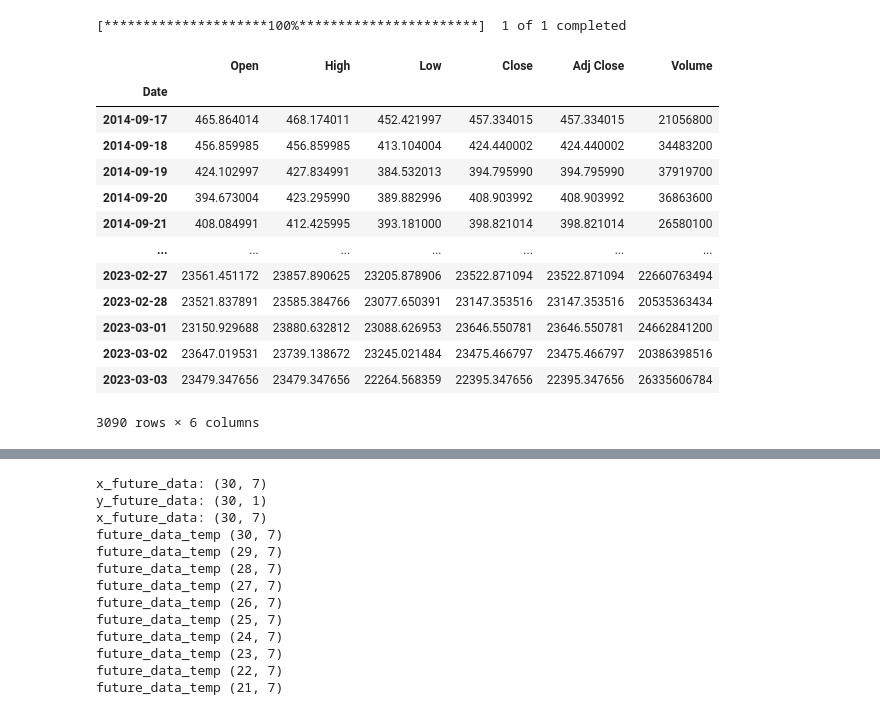
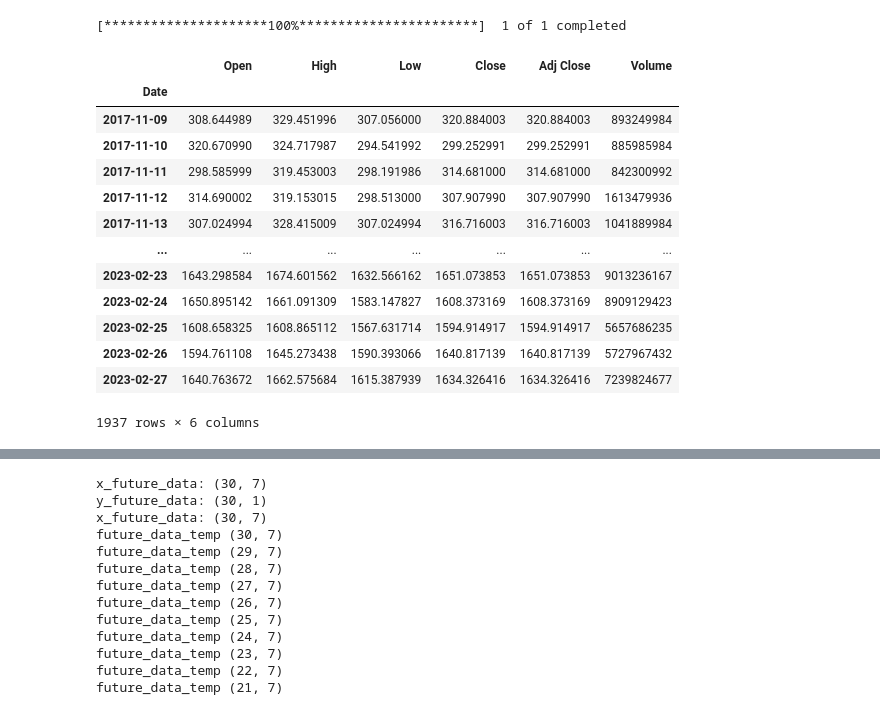
Before and after one commit to amjed87/doc, a Jupyter notebook: Practical/bidLSTM/ETH-Case1-indcators.ipynb, the cells around one changed output, grey strips where cells are left out. Drawn from its saved outputs; the diff is of its cells as text; code cells hidden in the pictures.

```diff
--- a/Practical/bidLSTM/ETH-Case1-indcators.ipynb
+++ b/Practical/bidLSTM/ETH-Case1-indcators.ipynb
@@ -21,27 +21,26 @@ from plotly.subplots import make_subplots
 # %%
 
 # Step 1: Data cleaning
-#data = yf.download(tickers='BTC-usd', start='2014-12-31', end='2022-12-31', interval='1d')
-data = yf.download(tickers='ETH-USD', period='max', interval='1d')
+data = yf.download(tickers='ETH-usd', start='2017-11-09', end='2023-02-28', interval='1d')
+#data = yf.download(tickers='ETH-USD', period='max', interval='1d')
 data.dropna(inplace=True)
 data
-# التأكد من الفترة التي وفرها الياهو قبل عملية تحميل البيانات لخلق ملف csv
 # %% [output]
 [*********************100%***********************]  1 of 1 completed
 |  | Open | High | Low | Close | Adj Close | Volume |
 | Date |  |  |  |  |  |  |
-| 2014-09-17 | 465.864014 | 468.174011 | 452.421997 | 457.334015 | 457.334015 | 21056800 |
-| 2014-09-18 | 456.859985 | 456.859985 | 413.104004 | 424.440002 | 424.440002 | 34483200 |
-| 2014-09-19 | 424.102997 | 427.834991 | 384.532013 | 394.795990 | 394.795990 | 37919700 |
-| 2014-09-20 | 394.673004 | 423.295990 | 389.882996 | 408.903992 | 408.903992 | 36863600 |
-| 2014-09-21 | 408.084991 | 412.425995 | 393.181000 | 398.821014 | 398.821014 | 26580100 |
+| 2017-11-09 | 308.644989 | 329.451996 | 307.056000 | 320.884003 | 320.884003 | 893249984 |
+| 2017-11-10 | 320.670990 | 324.717987 | 294.541992 | 299.252991 | 299.252991 | 885985984 |
+| 2017-11-11 | 298.585999 | 319.453003 | 298.191986 | 314.681000 | 314.681000 | 842300992 |
+| 2017-11-12 | 314.690002 | 319.153015 | 298.513000 | 307.907990 | 307.907990 | 1613479936 |
+| 2017-11-13 | 307.024994 | 328.415009 | 307.024994 | 316.716003 | 316.716003 | 1041889984 |
 | ... | ... | ... | ... | ... | ... | ... |
-| 2023-02-27 | 23561.451172 | 23857.890625 | 23205.878906 | 23522.871094 | 23522.871094 | 22660763494 |
-| 2023-02-28 | 23521.837891 | 23585.384766 | 23077.650391 | 23147.353516 | 23147.353516 | 20535363434 |
-| 2023-03-01 | 23150.929688 | 23880.632812 | 23088.626953 | 23646.550781 | 23646.550781 | 24662841200 |
-| 2023-03-02 | 23647.019531 | 23739.138672 | 23245.021484 | 23475.466797 | 23475.466797 | 20386398516 |
-| 2023-03-03 | 23479.347656 | 23479.347656 | 22264.568359 | 22395.347656 | 22395.347656 | 26335606784 |
+| 2023-02-23 | 1643.298584 | 1674.601562 | 1632.566162 | 1651.073853 | 1651.073853 | 9013236167 |
+| 2023-02-24 | 1650.895142 | 1661.091309 | 1583.147827 | 1608.373169 | 1608.373169 | 8909129423 |
+| 2023-02-25 | 1608.658325 | 1608.865112 | 1567.631714 | 1594.914917 | 1594.914917 | 5657686235 |
+| 2023-02-26 | 1594.761108 | 1645.273438 | 1590.393066 | 1640.817139 | 1640.817139 | 5727967432 |
+| 2023-02-27 | 1640.763672 | 1662.575684 | 1615.387939 | 1634.326416 | 1634.326416 | 7239824677 |
-3090 rows × 6 columns
+1937 rows × 6 columns
 # %%
 # Step 2: Feature engineering
 data['RSI']       = ta.rsi(data.Close, length=15)
```
Also changed, not shown: parts of 32 cells of this notebook, 3 other files.
